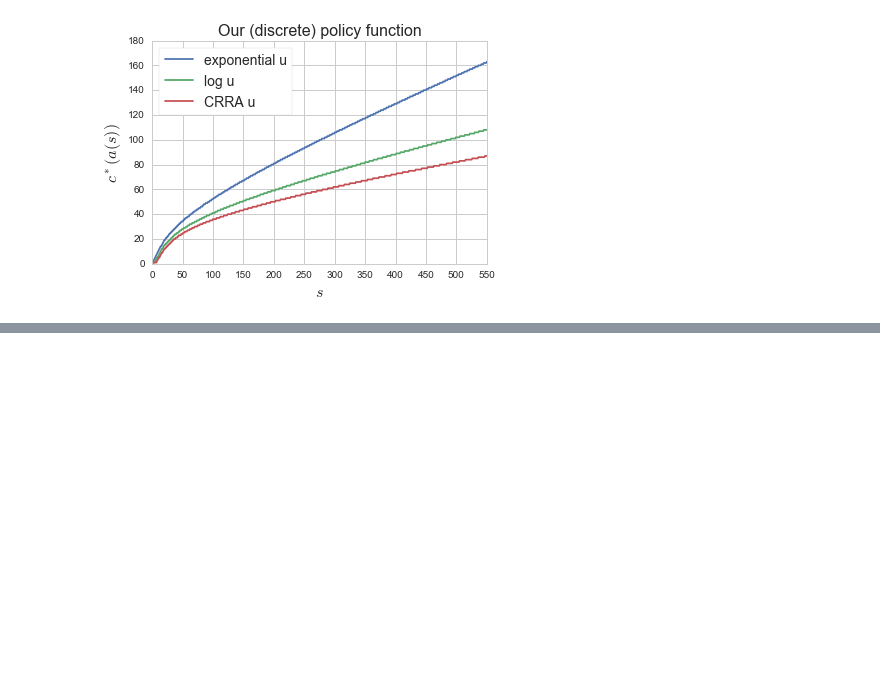
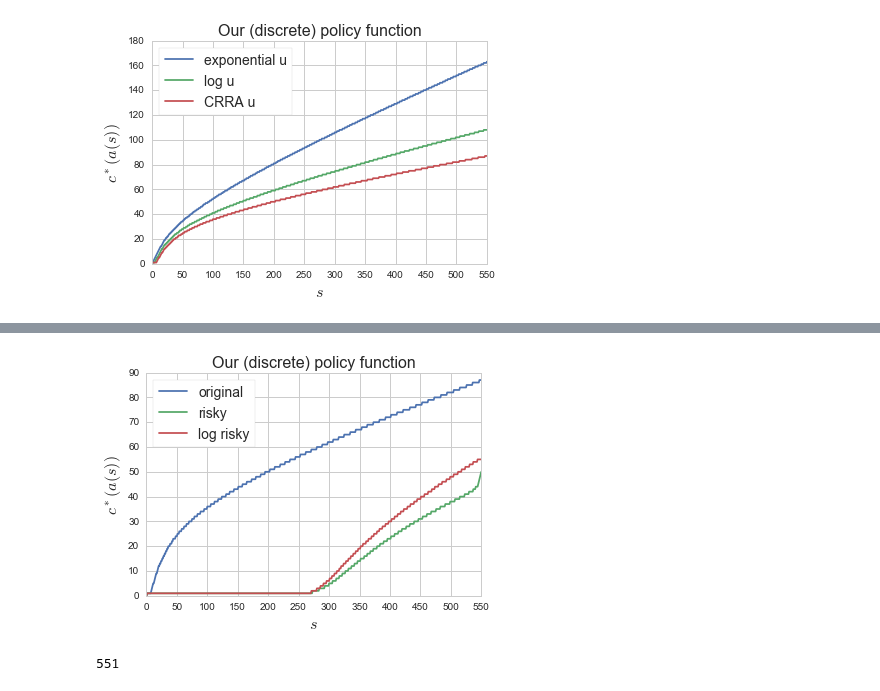
Before and after one commit to crisla/code-club, a Jupyter notebook: s3/Discrete Dynamic Programing.ipynb, the cells around one changed output, grey strips where cells are left out. Saved outputs shown, nothing was run; the diff lists cells and outputs as text; code cells hidden in the pictures; blank space fills up the shorter version.

```diff
--- a/s3/Discrete Dynamic Programing.ipynb
+++ b/s3/Discrete Dynamic Programing.ipynb
@@ -356,15 +358,7 @@ log_results = log_ddp.solve(method='policy_iteration')
 log_v = log_results.v
 log_p = log_results.sigma
 # %%
-# Redefine utility
-def CRRA(c, gamma):
-    if c==0:
-        return -99999999999
-    elif gamma == 1:
-        return np.log(c)
-    else:
-        return ((c**(1-gamma)-1)/(1-gamma))
-
+## CRRA
 
 # Rebuild matrix R
 for s in range(n):
@@ -430,0 +510,30 @@ for a in range(m):
+# %%
+crra_risky = qe.markov.DiscreteDP(R2, Q2, beta)
+crra_risky_results = crra_risky.solve(method='policy_iteration')
+crra_vrisky = crra_risky_results.v
+crra_prisky = crra_risky_results.sigma
+# %%
+log_risky = qe.markov.DiscreteDP(Rlog, Q2, beta)
+log_risky_results = log_risky.solve(method='policy_iteration')
+log_vrisky = log_risky_results.v
+log_prisky = log_risky_results.sigma
+# %%
+#plt.plot(range(n),np.arange(n)-p_qe, label='exponential u')
+#plt.plot(range(n),np.arange(n)-log_p, label='log u')
+plt.plot(range(n),np.arange(n)-crra_p, label='original')
+plt.plot(range(n2),np.arange(n2)-crra_prisky, label='risky')
+plt.plot(range(n2),np.arange(n2)-log_prisky, label='log risky')
+plt.xlim(0,n-1)
+plt.xticks(range(0,600,50))
+plt.title('Our (discrete) policy function', fontsize=16)
+plt.ylabel('$c^*(a(s))$', fontsize=16)
+plt.xlabel('$s$', fontsize=16)
+plt.legend(loc='best', frameon=True, fontsize=14)
+
+plt.show()
+# %% [output]
+[figure, added]
+# %%
+n
+# %% [output]
+551
```
Also changed, not shown: parts of 11 cells of this notebook.
